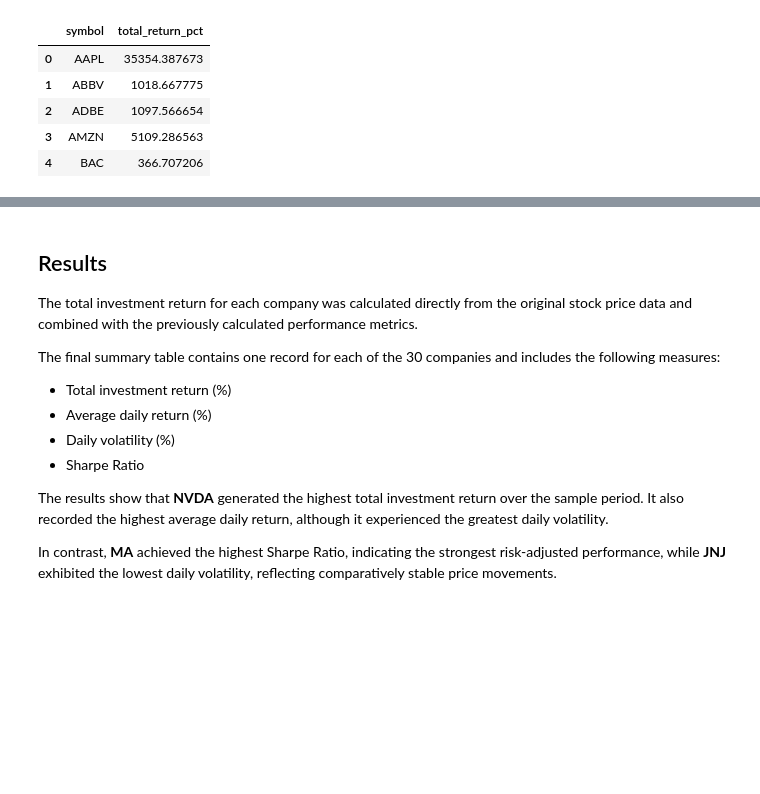
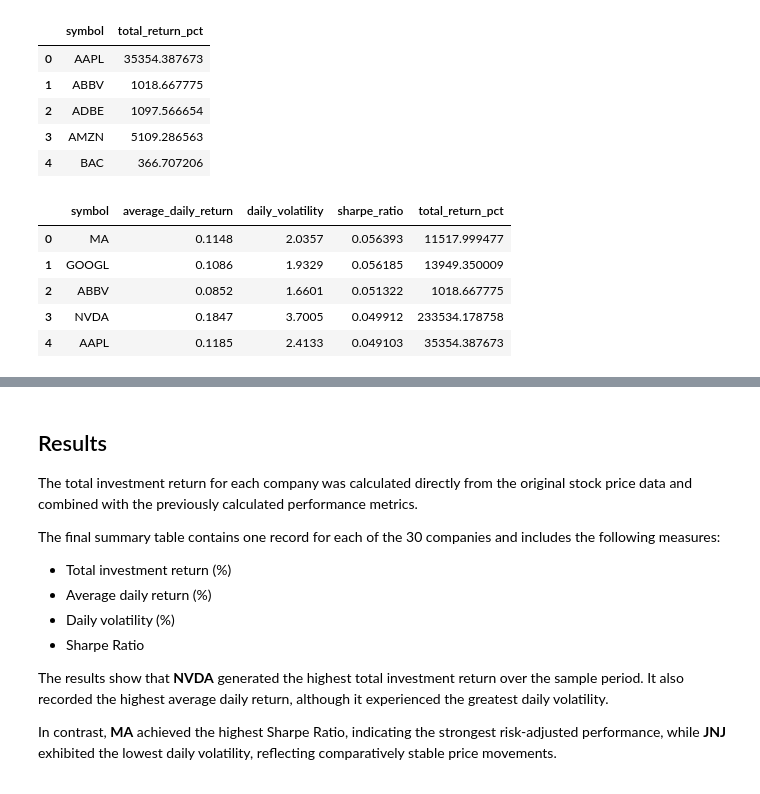
Before and after one commit to jamiejamajam/sp500-momentum-analysis, a Jupyter notebook: Notebooks/analysis_results.ipynb, the cells around one changed output, grey strips where cells are left out. Drawn from its saved outputs; the diff is of its cells as text; code cells hidden in the pictures; blank space fills up the shorter version.

```diff
--- a/Notebooks/analysis_results.ipynb
+++ b/Notebooks/analysis_results.ipynb
@@ -567,6 +567,22 @@ total_returns.head()
 | 2 | ADBE | 1097.566654 |
 | 3 | AMZN | 5109.286563 |
 | 4 | BAC | 366.707206 |
+# %%
+performance_summary = pd.merge(
+    performance_summary,
+    total_returns,
+    on="symbol",
+    how="left"
+)
+
+performance_summary.head()
+# %% [output]
+|  | symbol | average_daily_return | daily_volatility | sharpe_ratio | total_return_pct |
+| 0 | MA | 0.1148 | 2.0357 | 0.056393 | 11517.999477 |
+| 1 | GOOGL | 0.1086 | 1.9329 | 0.056185 | 13949.350009 |
+| 2 | ABBV | 0.0852 | 1.6601 | 0.051322 | 1018.667775 |
+| 3 | NVDA | 0.1847 | 3.7005 | 0.049912 | 233534.178758 |
+| 4 | AAPL | 0.1185 | 2.4133 | 0.049103 | 35354.387673 |
 # %%
 performance_summary = performance_summary[
     [
```
Also changed, not shown: parts of 1 cell of this notebook, 2 other files.
